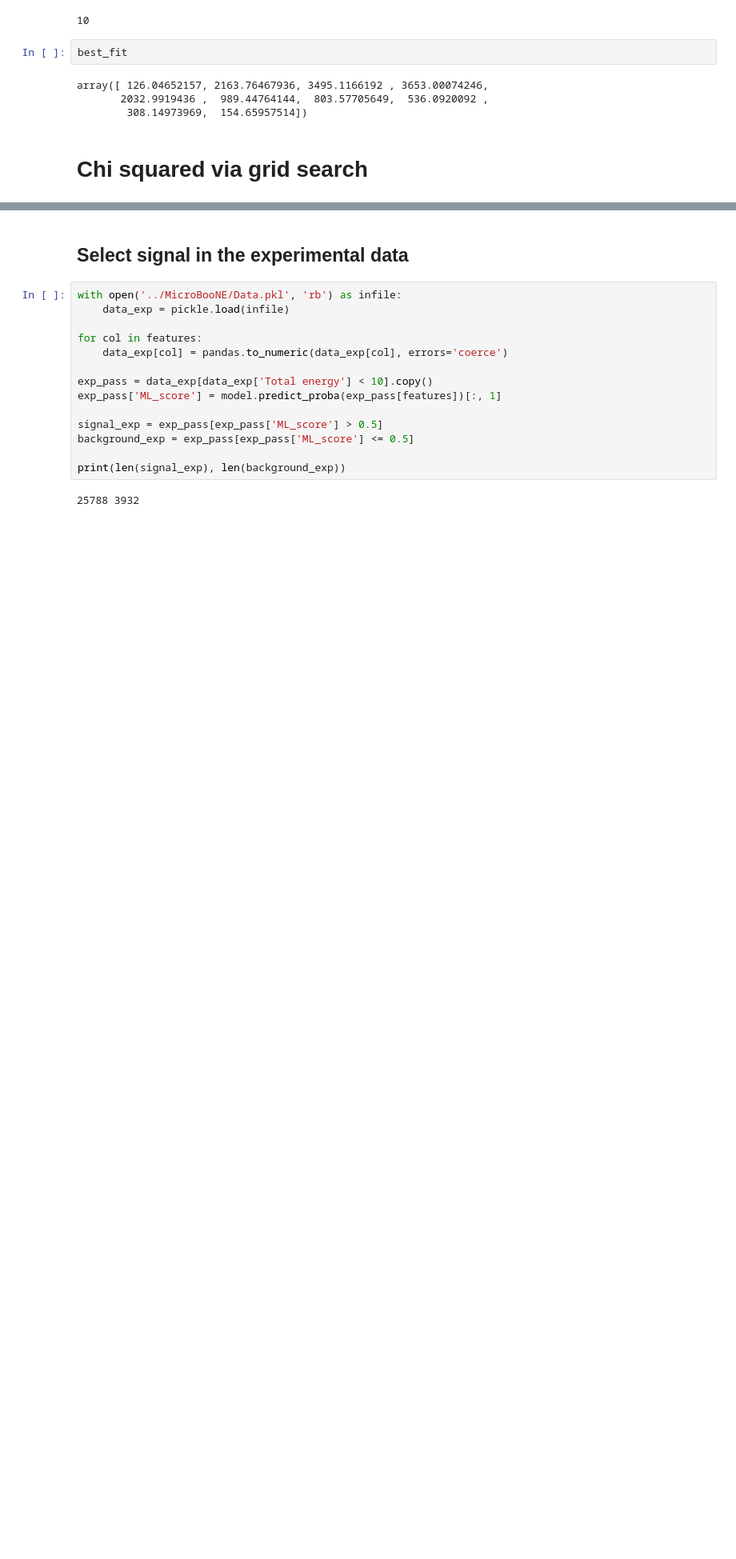
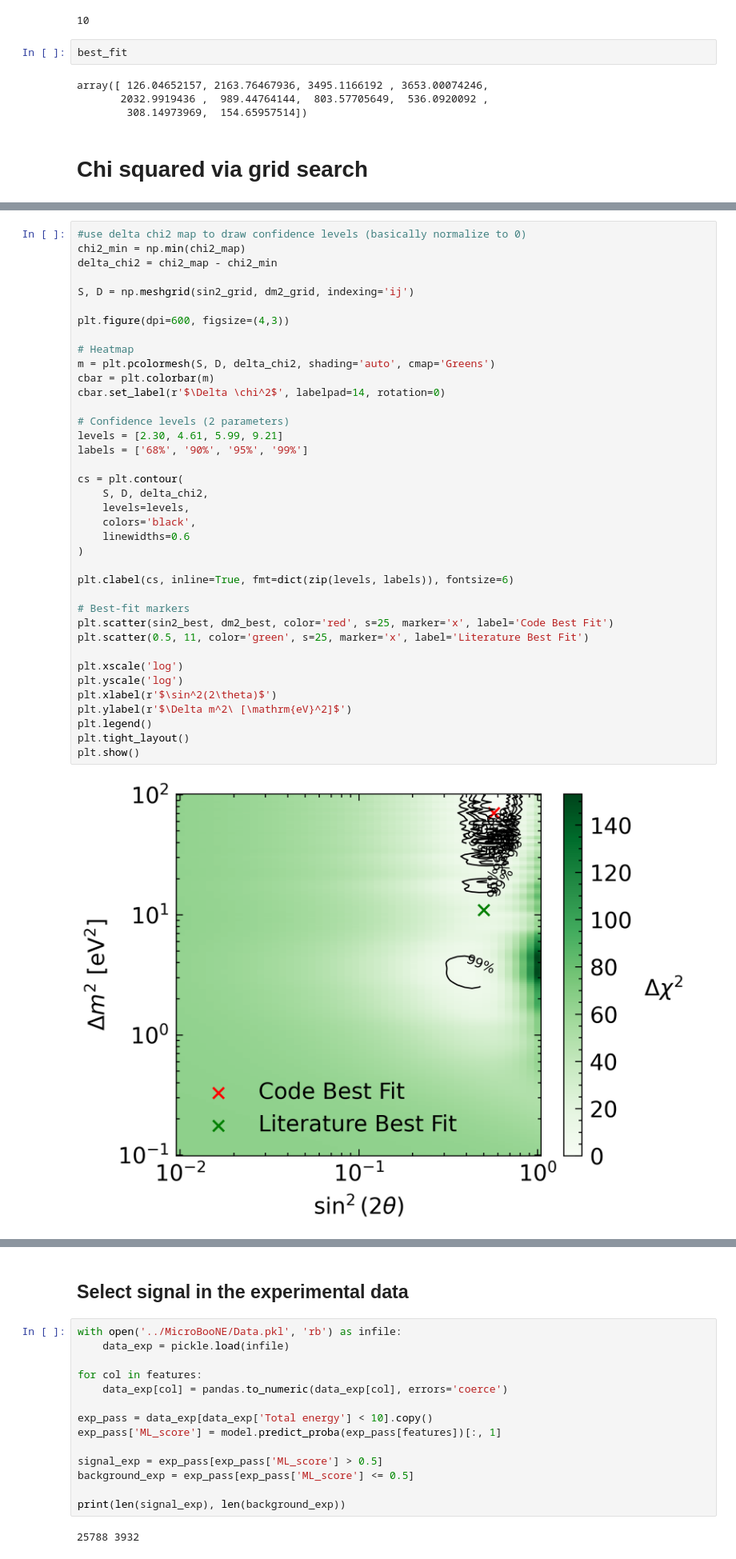
Before and after one commit to wnguyen1312/Neutrino-Oscillation, a Jupyter notebook: notebooks/ML Selection_Linh.ipynb, the cells around one changed output, grey strips where cells are left out. Shown at 80% size. Cells and saved outputs as stored; diff of their text form; blank space fills up the shorter version.

```diff
--- a/notebooks/ML Selection_Linh.ipynb
+++ b/notebooks/ML Selection_Linh.ipynb
@@ -517,3 +538,43 @@ plt.show()
+# %%
+#use delta chi2 map to draw confidence levels (basically normalize to 0)
+chi2_min = np.min(chi2_map)
+delta_chi2 = chi2_map - chi2_min
+
+S, D = np.meshgrid(sin2_grid, dm2_grid, indexing='ij')
+
+plt.figure(dpi=600, figsize=(4,3))
+
+# Heatmap
+m = plt.pcolormesh(S, D, delta_chi2, shading='auto', cmap='Greens')
+cbar = plt.colorbar(m)
+cbar.set_label(r'$\Delta \chi^2$', labelpad=14, rotation=0)
+
+# Confidence levels (2 parameters)
+levels = [2.30, 4.61, 5.99, 9.21]
+labels = ['68%', '90%', '95%', '99%']
+
+cs = plt.contour(
+    S, D, delta_chi2,
+    levels=levels,
+    colors='black',
+    linewidths=0.6
+)
+
+plt.clabel(cs, inline=True, fmt=dict(zip(levels, labels)), fontsize=6)
+
+# Best-fit markers
+plt.scatter(sin2_best, dm2_best, color='red', s=25, marker='x', label='Code Best Fit')
+plt.scatter(0.5, 11, color='green', s=25, marker='x', label='Literature Best Fit')
+
+plt.xscale('log')
+plt.yscale('log')
+plt.xlabel(r'$\sin^2(2\theta)$')
+plt.ylabel(r'$\Delta m^2\ [\mathrm{eV}^2]$')
+plt.legend()
+plt.tight_layout()
+plt.show()
+# %% [output]
+[figure, added]
 # %%
 print("min chi2 =", np.min(chi2_map))
 print("max chi2 =", np.max(chi2_map))
```
Also changed, not shown: parts of 4 cells of this notebook.
